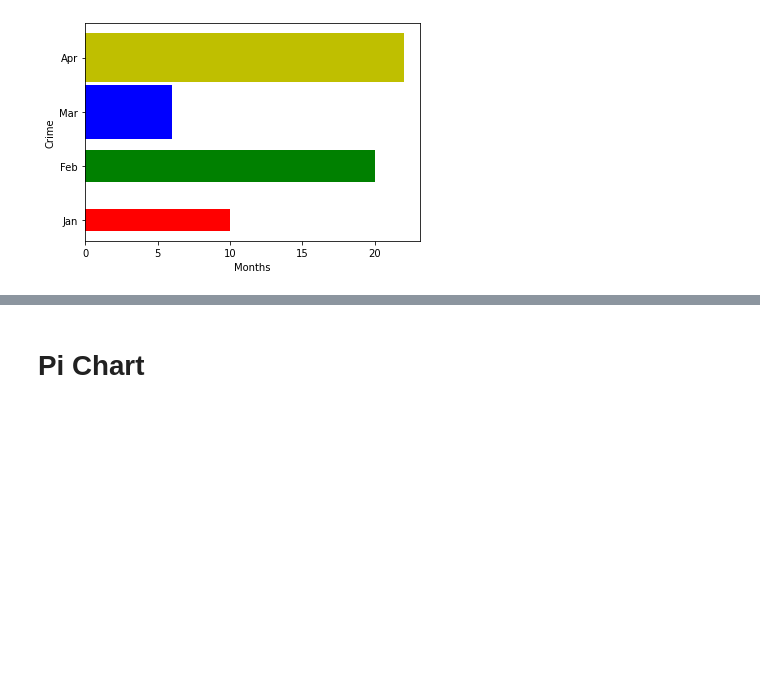
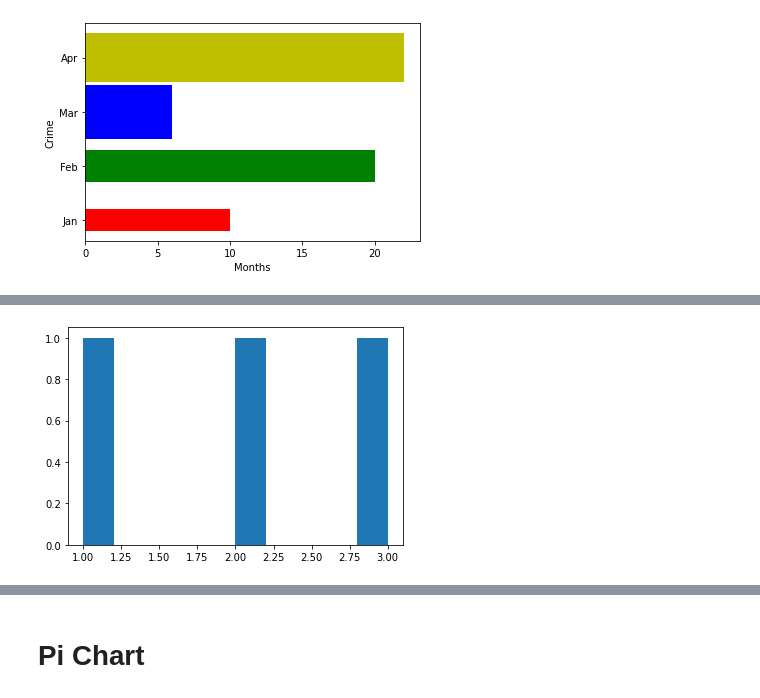
Before and after one commit to Sehaj1904/Data-Science, a Jupyter notebook: Plotting.ipynb, the cells around one changed output, grey strips where cells are left out. Saved outputs shown, nothing was run; the diff lists cells and outputs as text; code cells hidden in the pictures; blank space fills up the shorter version.

```diff
--- a/Plotting.ipynb
+++ b/Plotting.ipynb
@@ -197,0 +205,6 @@ x = np.random.randn(30000)
+# %%
+x = [1,2,3] # agar hum y me kuch bhi nhi dete to ye frequency deta hai each number ki jo x me hote hai
+plt.hist(x)
+plt.show()
+# %% [output]
+[figure, added]
```
Also changed, not shown: parts of 14 cells of this notebook.
